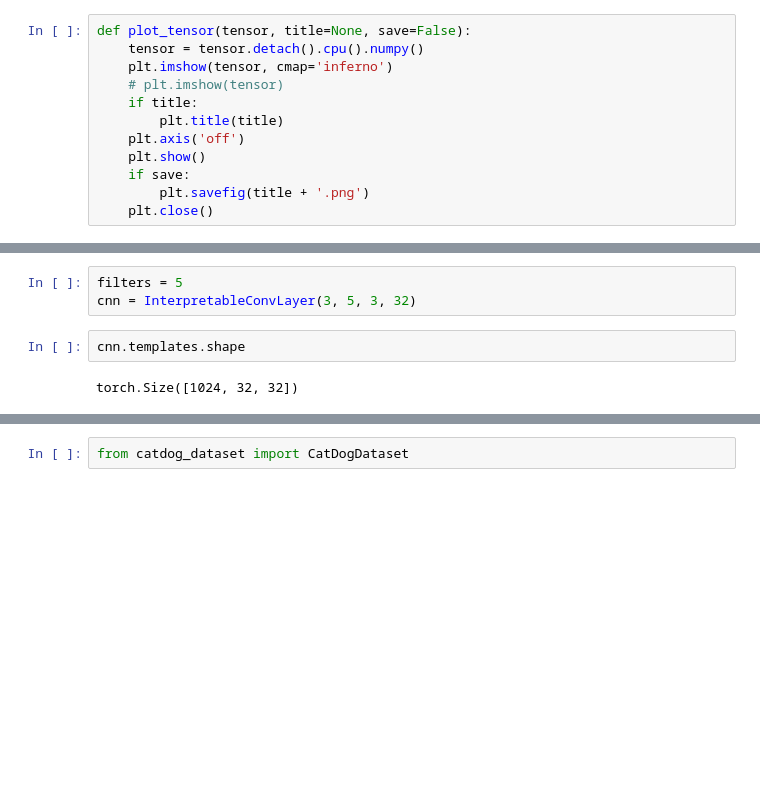
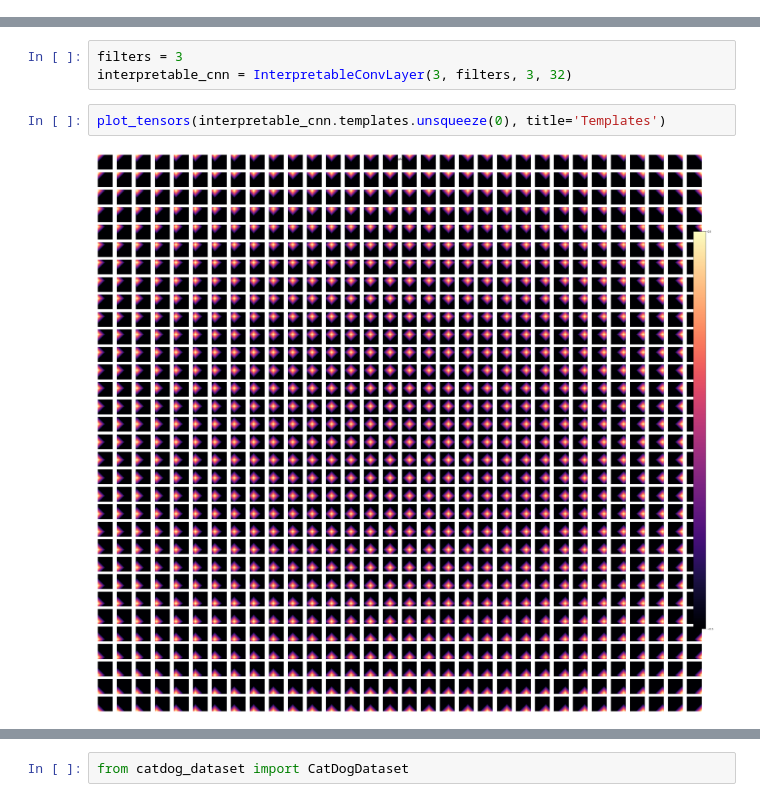
Before and after one commit to valentinafeve/interpretability, a Jupyter notebook: notebook.ipynb, the cells around one changed output, grey strips where cells are left out. Drawn from its saved outputs; the diff is of its cells as text; blank space fills up the shorter version.

```diff
--- a/notebook.ipynb
+++ b/notebook.ipynb
@@ -8,13 +9 @@ import matplotlib.pyplot as plt
-# %%
-def plot_tensor(tensor, title=None, save=False):
-    tensor = tensor.detach().cpu().numpy()
-    plt.imshow(tensor, cmap='inferno')
-    # plt.imshow(tensor)
-    if title:
-        plt.title(title)
-    plt.axis('off')
-    plt.show()
-    if save:
-        plt.savefig(title + '.png')
-    plt.close()
 # %%
@@ -62,9 +54,9 @@ class InterpretableConvLayer(nn.Module):
         return masks
 # %%
-filters = 5
-cnn = InterpretableConvLayer(3, 5, 3, 32)
+filters = 3
+interpretable_cnn = InterpretableConvLayer(3, filters, 3, 32)
-# %%
-cnn.templates.shape
-# %% [output]
-torch.Size([1024, 32, 32])
+# %%
+plot_tensors(interpretable_cnn.templates.unsqueeze(0), title='Templates')
+# %% [output]
+[figure, added]
 # %%
```
Also changed, not shown: parts of 35 cells of this notebook, 12 other files.
